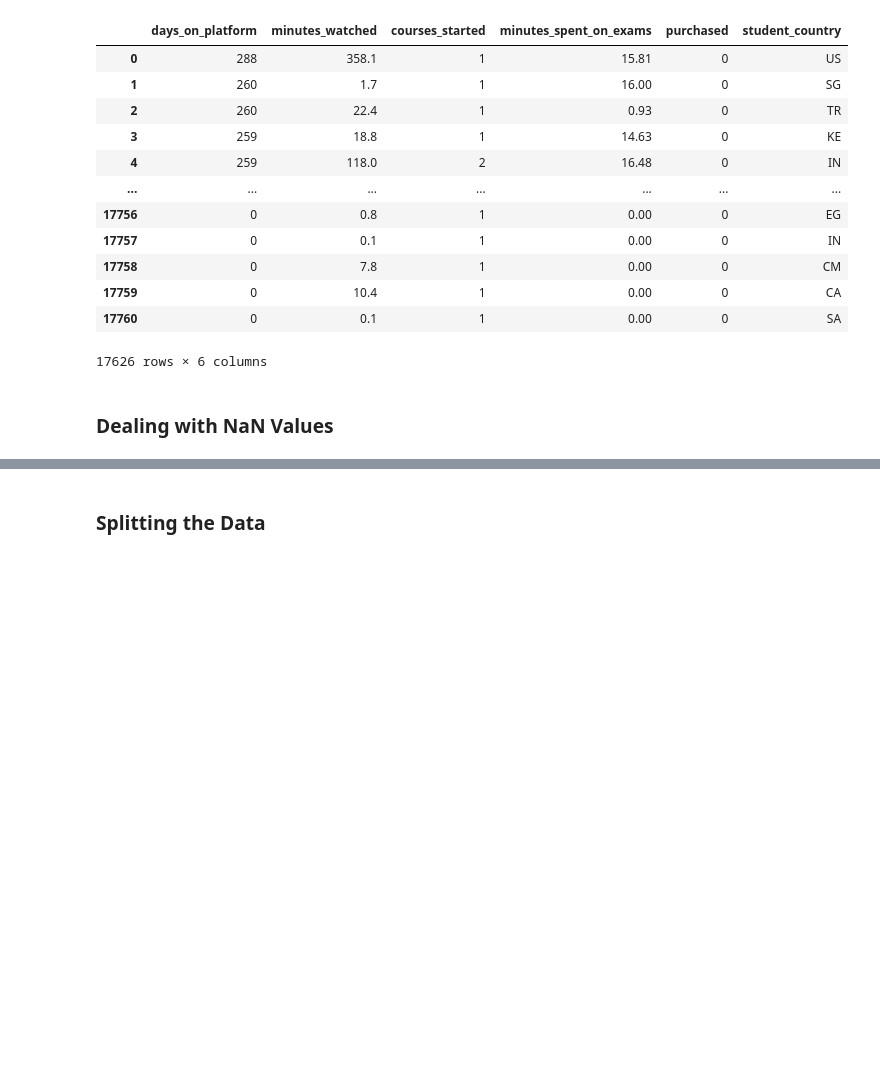
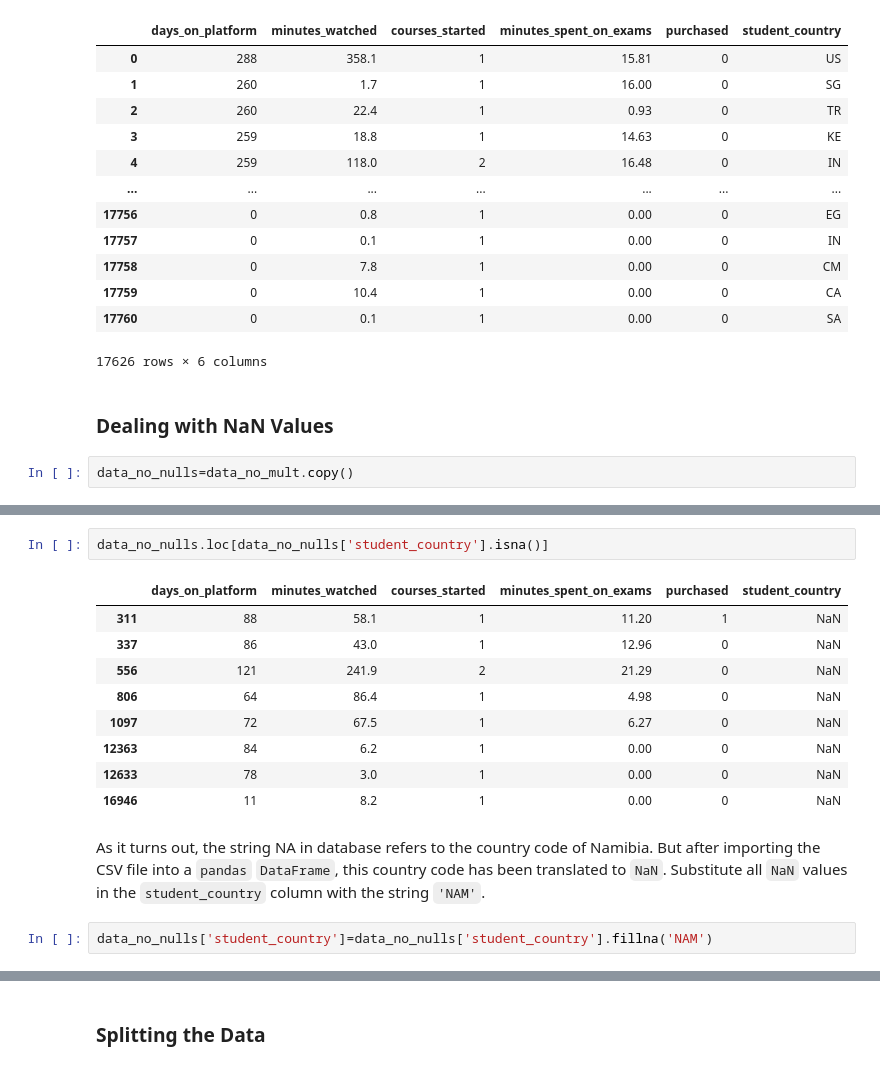
Before and after one commit to Ayben06/UserClassfication, a Jupyter notebook: MachineLearningProjectForUserClassification.ipynb, the cells around one changed output, grey strips where cells are left out. Cells and saved outputs as stored; diff of their text form; blank space fills up the shorter version.

```diff
--- a/MachineLearningProjectForUserClassification.ipynb
+++ b/MachineLearningProjectForUserClassification.ipynb
@@ -152,3 +153,5 @@ data_no_mult
 17626 rows × 6 columns
 # %% [markdown]
 ### Dealing with NaN Values
+# %%
+data_no_nulls=data_no_mult.copy()
@@ -154,0 +168,17 @@ data_no_mult
+# %%
+data_no_nulls.loc[data_no_nulls['student_country'].isna()]
+# %% [output]
+|  | days_on_platform | minutes_watched | courses_started | minutes_spent_on_exams | purchased | student_country |
+| 311 | 88 | 58.1 | 1 | 11.20 | 1 | NaN |
+| 337 | 86 | 43.0 | 1 | 12.96 | 0 | NaN |
+| 556 | 121 | 241.9 | 2 | 21.29 | 0 | NaN |
+| 806 | 64 | 86.4 | 1 | 4.98 | 0 | NaN |
+| 1097 | 72 | 67.5 | 1 | 6.27 | 0 | NaN |
+| 12363 | 84 | 6.2 | 1 | 0.00 | 0 | NaN |
+| 12633 | 78 | 3.0 | 1 | 0.00 | 0 | NaN |
+| 16946 | 11 | 8.2 | 1 | 0.00 | 0 | NaN |
+# %% [markdown]
+As it turns out, the string NA in database refers to the country code of Namibia. But after importing the CSV file into a `pandas` `DataFrame`, this country code has been translated to `NaN`.
+Substitute all `NaN` values in the `student_country` column with the string `'NAM'`.
+# %%
+data_no_nulls['student_country']=data_no_nulls['student_country'].fillna('NAM')
```
Also changed, not shown: parts of 14 cells of this notebook.
